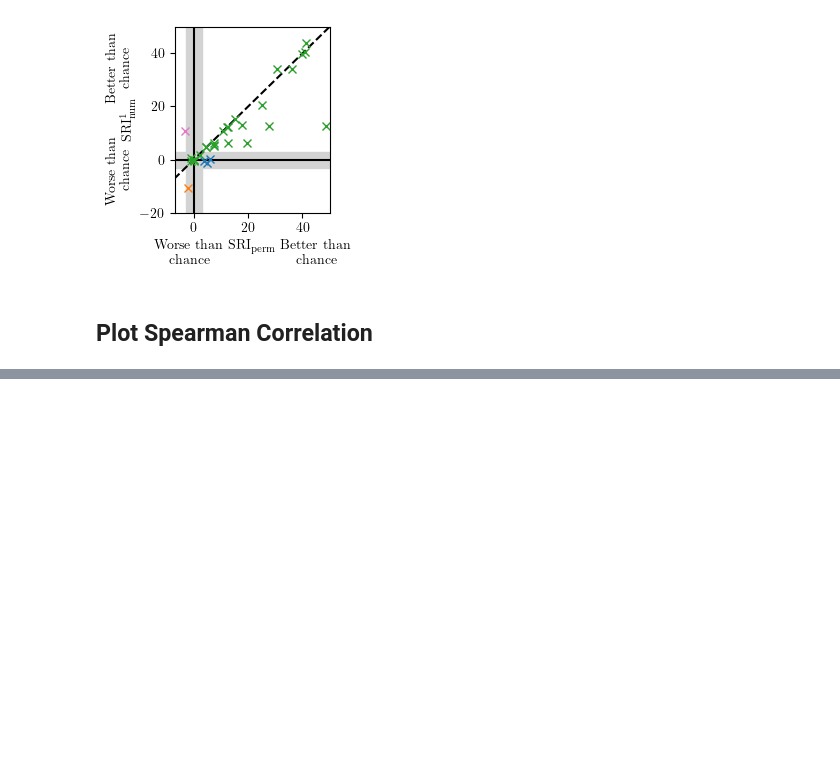
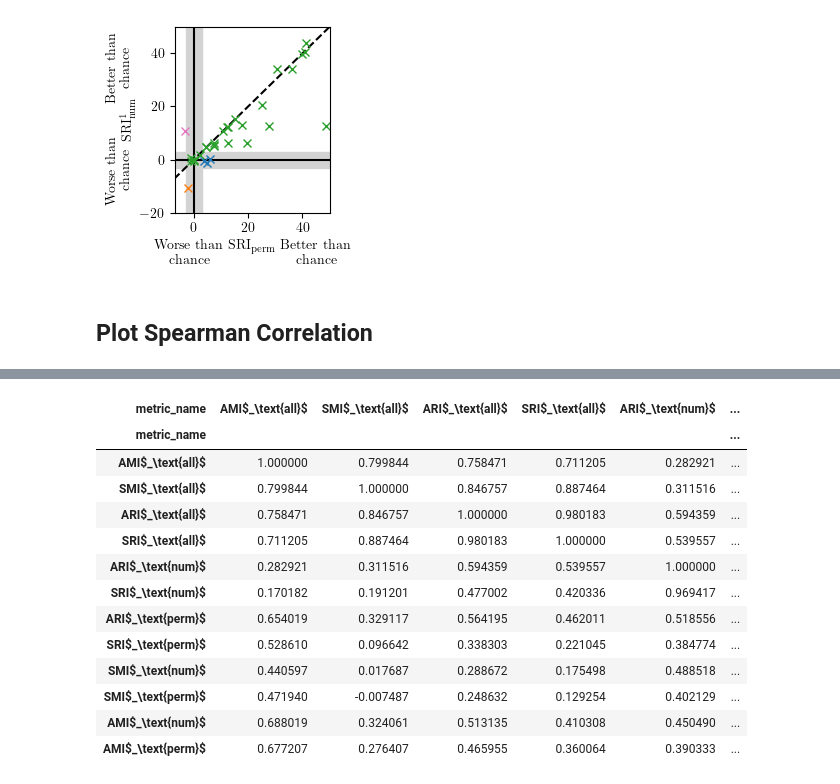
Before and after one commit to mad-lab-fau/standardized-clustering-comparison, a Jupyter notebook: plot_results.ipynb, the cells around one changed output, grey strips where cells are left out. Cells and saved outputs as stored; diff of their text form; code cells hidden in the pictures; blank space fills up the shorter version.

```diff
--- a/plot_results.ipynb
+++ b/plot_results.ipynb
@@ -446,22 +412,37 @@ df
 # %%
-# First look at two-sided comparisons only
-# df[df["one_sided"] == False]
-df_pivot = df[df["q"] == 1].pivot(
-    columns="IndexType", index="ClusteringID", values="Value"
+df_pivot = df.pivot(
+    columns="metric_name", index=("dataset", "algorithm"), values="value"
 )
 correlations = df_pivot.corr(method="spearman")
 
 # Convert the correlation matrix to a distance matrix
 distance_matrix = 1 - correlations
 
 # Perform hierarchical clustering
 linkage_matrix = linkage(squareform(distance_matrix), method="average")
 
 # Get the order of rows according to the clustering
 leaf_order = leaves_list(linkage_matrix)
 
 # Reorder the correlation matrix according to the clustering result
 ordered_correlations = correlations.iloc[leaf_order, leaf_order]
+
+ordered_correlations
+# %% [output]
+| metric_name | AMI$_\text{all}$ | SMI$_\text{all}$ | ARI$_\text{all}$ | SRI$_\text{all}$ | ARI$_\text{num}$ | ... |
+| metric_name |  |  |  |  |  | ... |
+| AMI$_\text{all}$ | 1.000000 | 0.799844 | 0.758471 | 0.711205 | 0.282921 | ... |
+| SMI$_\text{all}$ | 0.799844 | 1.000000 | 0.846757 | 0.887464 | 0.311516 | ... |
+| ARI$_\text{all}$ | 0.758471 | 0.846757 | 1.000000 | 0.980183 | 0.594359 | ... |
+| SRI$_\text{all}$ | 0.711205 | 0.887464 | 0.980183 | 1.000000 | 0.539557 | ... |
+| ARI$_\text{num}$ | 0.282921 | 0.311516 | 0.594359 | 0.539557 | 1.000000 | ... |
+| SRI$_\text{num}$ | 0.170182 | 0.191201 | 0.477002 | 0.420336 | 0.969417 | ... |
+| ARI$_\text{perm}$ | 0.654019 | 0.329117 | 0.564195 | 0.462011 | 0.518556 | ... |
+| SRI$_\text{perm}$ | 0.528610 | 0.096642 | 0.338303 | 0.221045 | 0.384774 | ... |
+| SMI$_\text{num}$ | 0.440597 | 0.017687 | 0.288672 | 0.175498 | 0.488518 | ... |
+| SMI$_\text{perm}$ | 0.471940 | -0.007487 | 0.248632 | 0.129254 | 0.402129 | ... |
+| AMI$_\text{num}$ | 0.688019 | 0.324061 | 0.513135 | 0.410308 | 0.450490 | ... |
+| AMI$_\text{perm}$ | 0.677207 | 0.276407 | 0.465955 | 0.360064 | 0.390333 | ... |
 # %%
 # Plot the correlation matrix
 fig, ax = plt.subplots(figsize=figsizes["half_width_square"])
```
Also changed, not shown: parts of 7 cells of this notebook.
